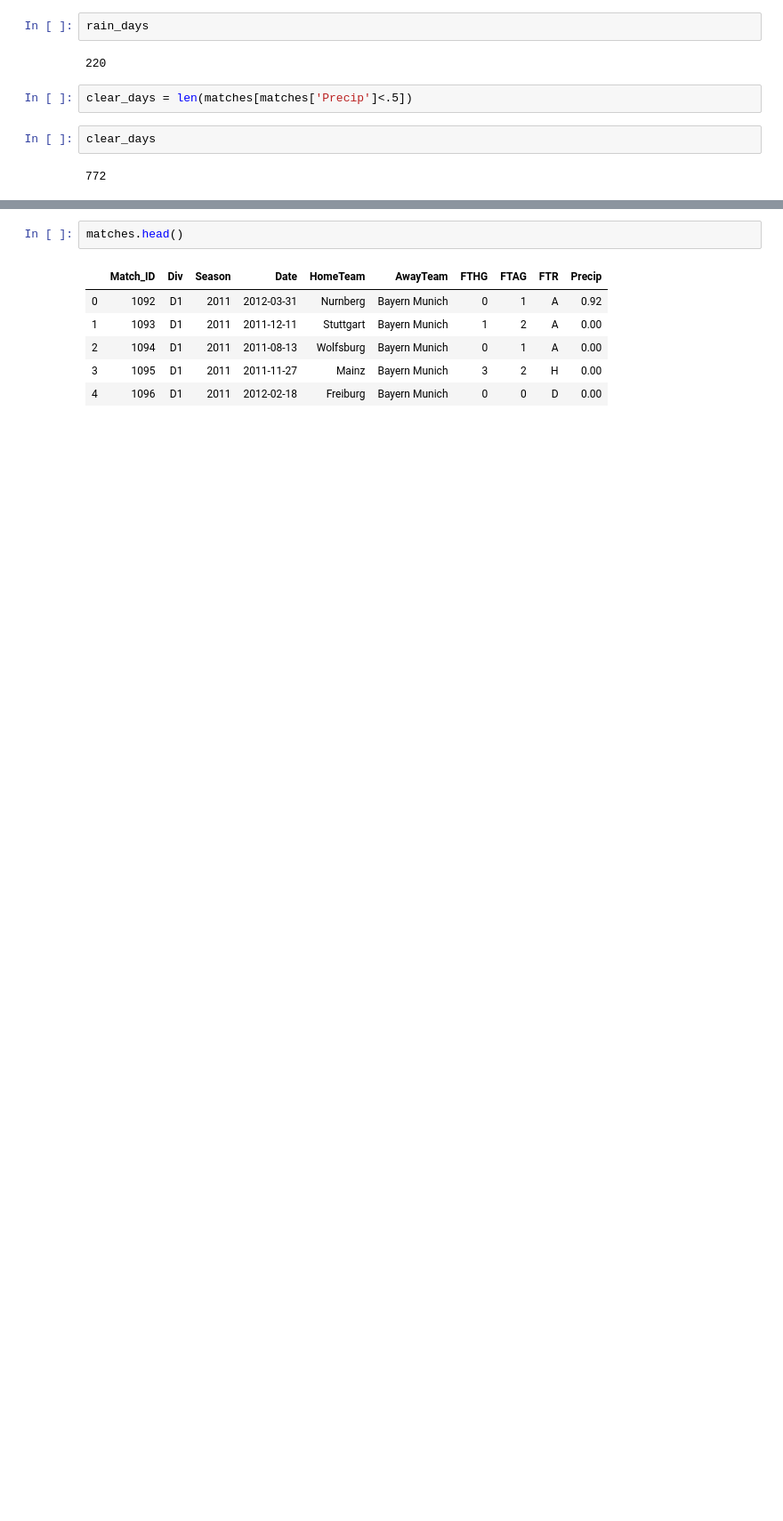
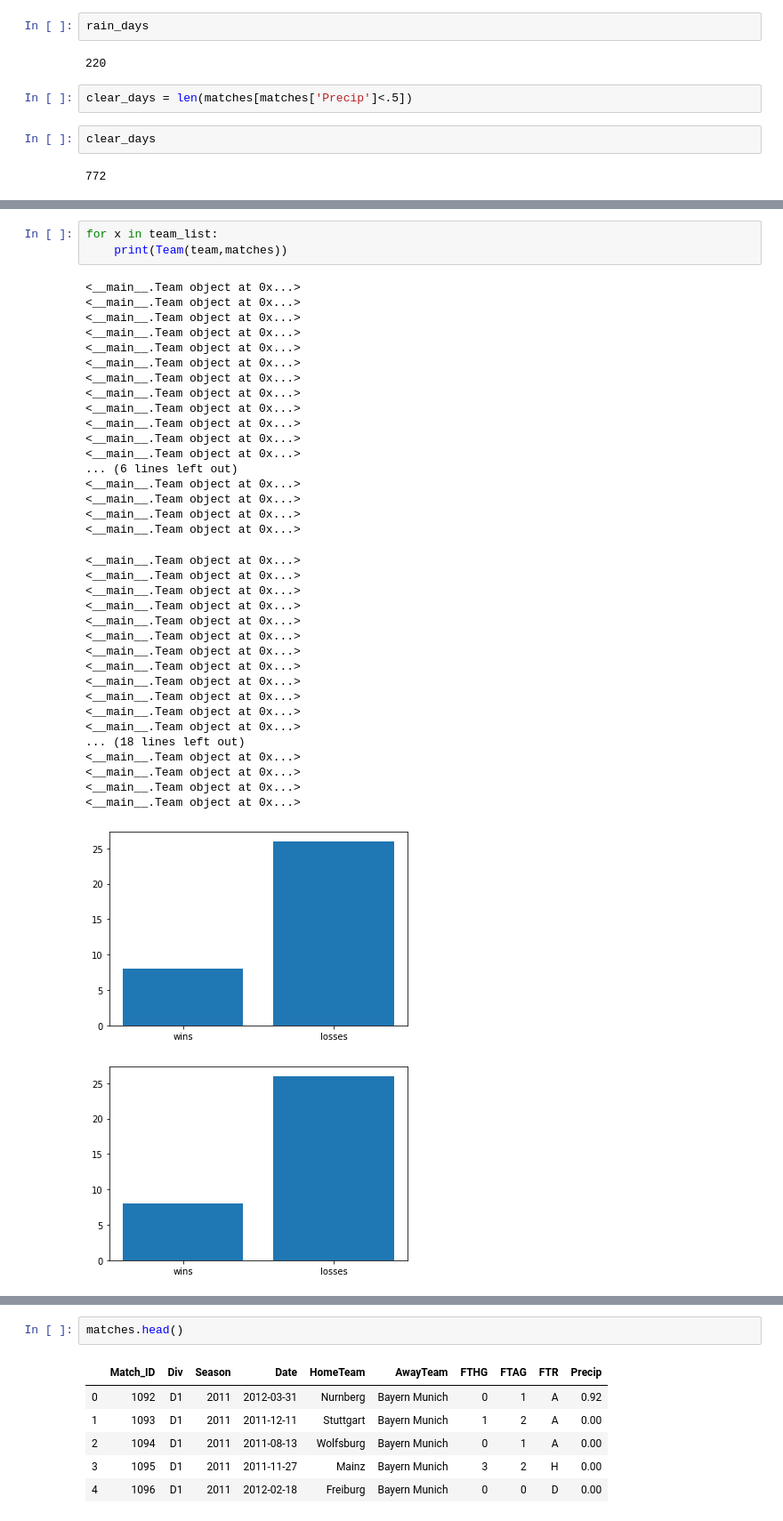
Before and after one commit to andiosika/dsc-mod-2-lab-online-ds-pt-100719, a Jupyter notebook: index.ipynb, the cells around one changed output, grey strips where cells are left out. Shown: that part at 89% size. Drawn from its saved outputs; the diff is of its cells as text; blank space fills up the shorter version.

```diff
--- a/index.ipynb
+++ b/index.ipynb
@@ -397,0 +502,40 @@ clear_days
+# %%
+for x in team_list:
+    print(Team(team,matches))
+# %% [output]
+<__main__.Team object at 0x...>
+<__main__.Team object at 0x...>
+<__main__.Team object at 0x...>
+<__main__.Team object at 0x...>
+<__main__.Team object at 0x...>
+<__main__.Team object at 0x...>
+<__main__.Team object at 0x...>
+<__main__.Team object at 0x...>
+<__main__.Team object at 0x...>
+<__main__.Team object at 0x...>
+<__main__.Team object at 0x...>
+<__main__.Team object at 0x...>
+... (6 lines left out)
+<__main__.Team object at 0x...>
+<__main__.Team object at 0x...>
+<__main__.Team object at 0x...>
+<__main__.Team object at 0x...>
+<__main__.Team object at 0x...>
+<__main__.Team object at 0x...>
+<__main__.Team object at 0x...>
+<__main__.Team object at 0x...>
+<__main__.Team object at 0x...>
+<__main__.Team object at 0x...>
+<__main__.Team object at 0x...>
+<__main__.Team object at 0x...>
+<__main__.Team object at 0x...>
+<__main__.Team object at 0x...>
+<__main__.Team object at 0x...>
+<__main__.Team object at 0x...>
+... (18 lines left out)
+<__main__.Team object at 0x...>
+<__main__.Team object at 0x...>
+<__main__.Team object at 0x...>
+<__main__.Team object at 0x...>
+[figure, added]
+[figure, added]
```
Also changed, not shown: parts of 42 cells of this notebook, 56 other files.
